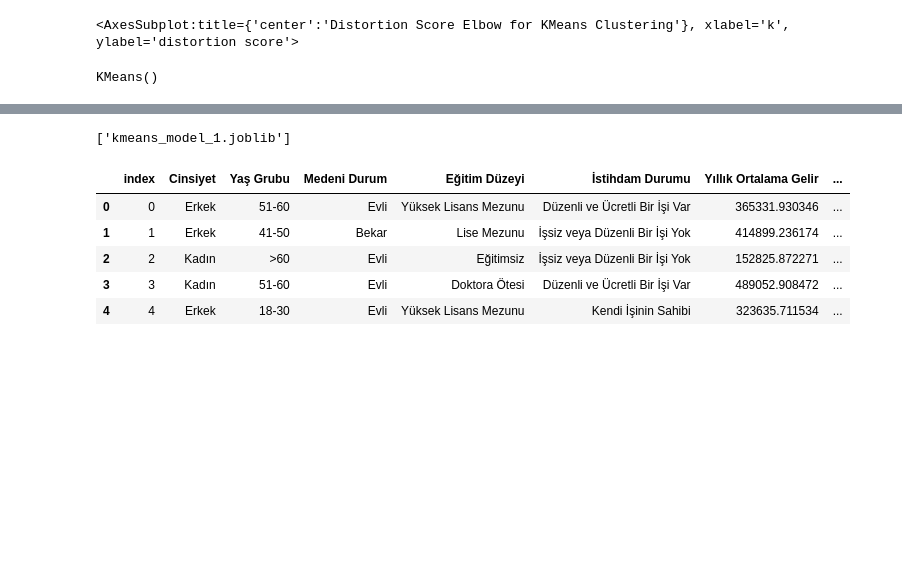
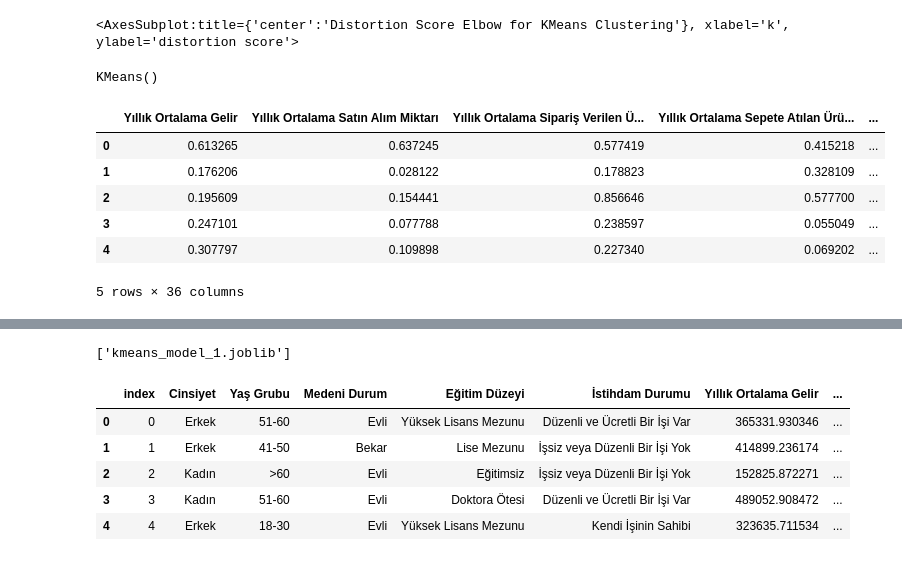
Before and after one commit to lte03/DATATHON2023, a Jupyter notebook: chat.ipynb, the cells around one changed output, grey strips where cells are left out. Cells and saved outputs as stored; diff of their text form; code cells hidden in the pictures; blank space fills up the shorter version.

```diff
--- a/chat.ipynb
+++ b/chat.ipynb
@@ -285,3 +295,13 @@ kmeans = KMeans(n_clusters =8)
 kmeans
 # %% [output]
 KMeans()
+# %%
+data.head()
+# %% [output]
+|  | Yıllık Ortalama Gelir | Yıllık Ortalama Satın Alım Miktarı | Yıllık Ortalama Sipariş Verilen Ü... | Yıllık Ortalama Sepete Atılan Ürü... | ... |
+| 0 | 0.613265 | 0.637245 | 0.577419 | 0.415218 | ... |
+| 1 | 0.176206 | 0.028122 | 0.178823 | 0.328109 | ... |
+| 2 | 0.195609 | 0.154441 | 0.856646 | 0.577700 | ... |
+| 3 | 0.247101 | 0.077788 | 0.238597 | 0.055049 | ... |
+| 4 | 0.307797 | 0.109898 | 0.227340 | 0.069202 | ... |
+5 rows × 36 columns
```
Also changed, not shown: parts of 29 cells of this notebook, 3 other files.
